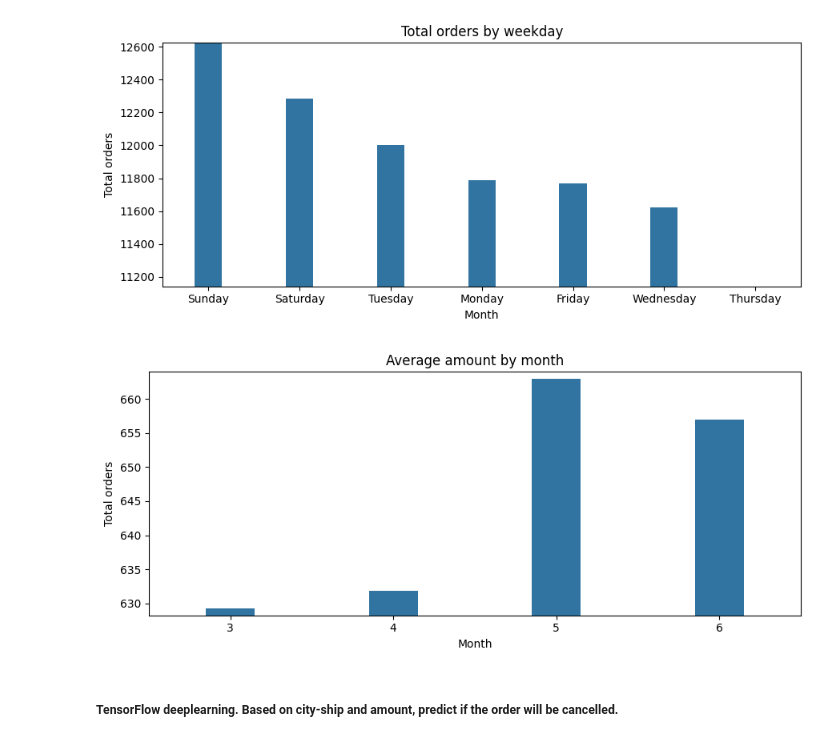
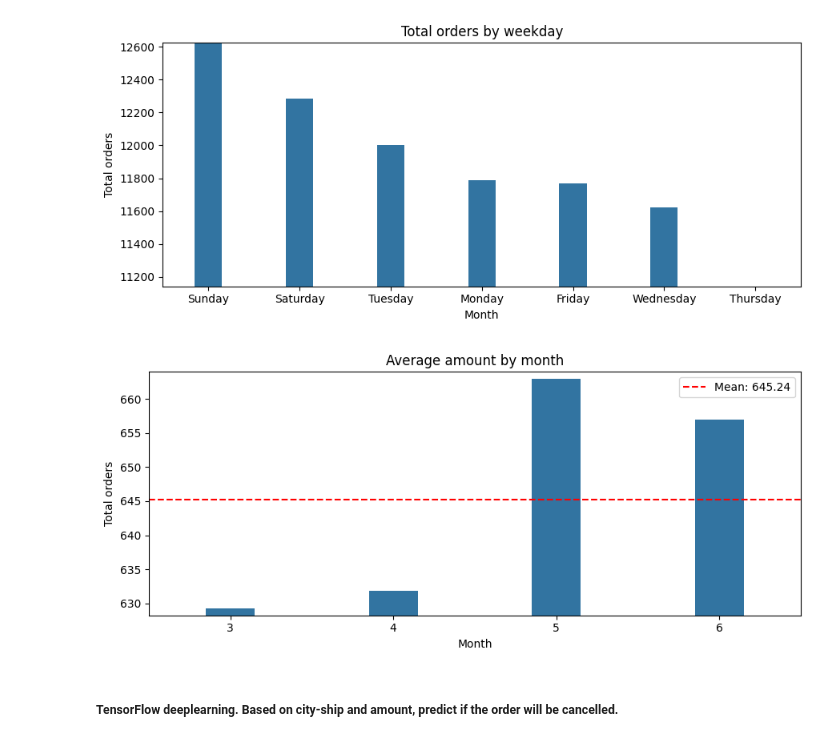
Before and after one commit to ChristianChimi/PySpark-Amazon-Analytics, a Jupyter notebook: Amazon.ipynb, the cells around one changed output. Saved outputs shown, nothing was run; the diff lists cells and outputs as text; code cells hidden in the pictures.

```diff
--- a/Amazon.ipynb
+++ b/Amazon.ipynb
@@ -107,15 +107,18 @@ df_month = df_month.toPandas()
 # %%
 plt.figure(figsize=(9, 4))
 sns.barplot(data=df_month, x="month", y="avg_amount", width=0.3)
 
+mean_value = df_month["avg_amount"].mean()
+plt.axhline(mean_value, color='red', linestyle='--', label=f'Mean: {mean_value:.2f}')
+plt.legend()
 plt.ylim(min(df_month["avg_amount"]) - 1, max(df_month["avg_amount"]) + 1)
 plt.title("Average amount by month")
 plt.xlabel("Month")
 plt.ylabel("Total orders")
 plt.tight_layout()
 plt.show()
 # %% [output]
-[figure, old version]
+[figure, new version]
 # %% [markdown]
 ##### TensorFlow deeplearning. Based on city-ship and amount, predict if the order will be cancelled.
 # %%
```
Also changed, not shown: parts of 1 cell of this notebook.
